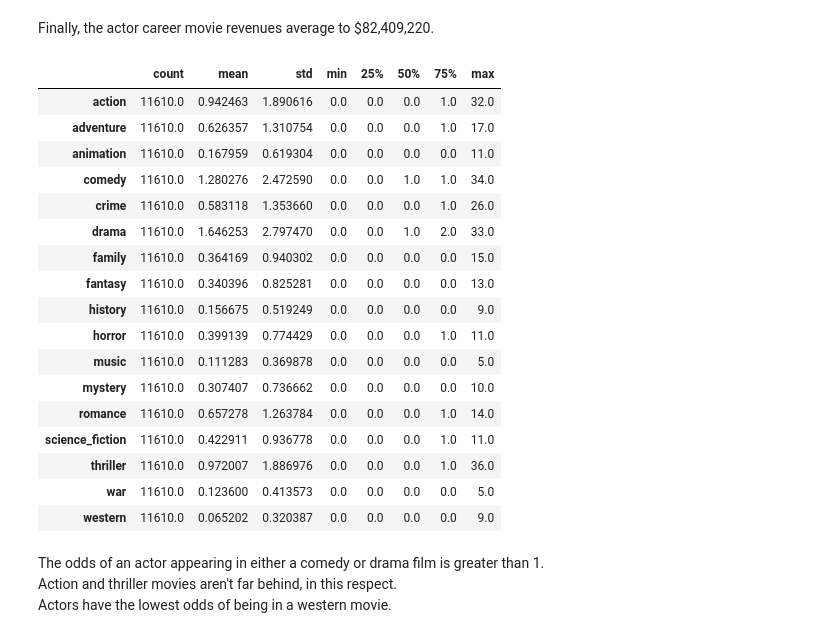
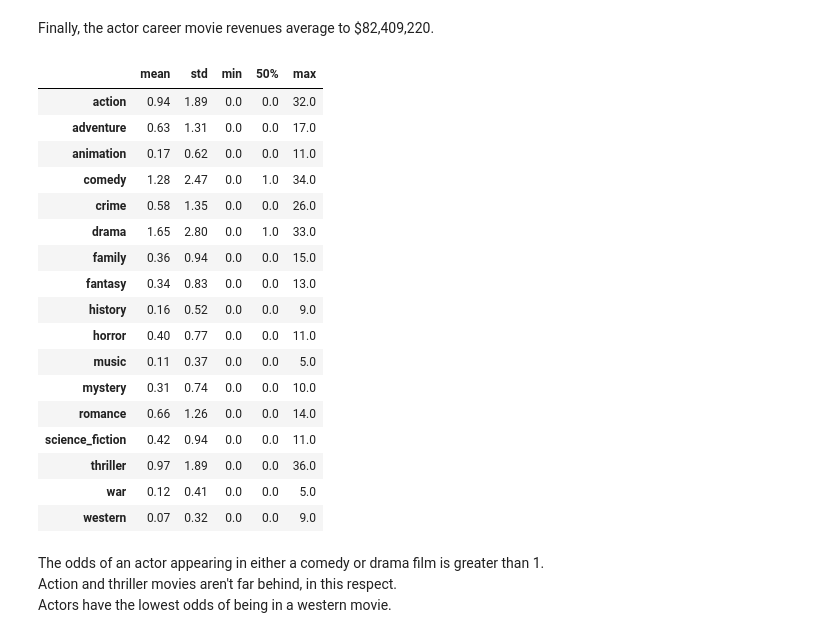
Before and after one commit to christianspybrook/movie_actor_tree_ensembles, a Jupyter notebook: statistical_analysis/capstone2_statistical_analysis_optimized target.ipynb, the cells around one changed output. Cells and saved outputs as stored; diff of their text form; code cells hidden in the pictures.

```diff
--- a/statistical_analysis/capstone2_statistical_analysis_optimized target.ipynb
+++ b/statistical_analysis/capstone2_statistical_analysis_optimized target.ipynb
@@ -102,26 +104,28 @@ Although the movies go back as far as 1913, the average release year is 1996.
 Finally, the actor career movie revenues average to $82,409,220.
 # %%
 # observe genre statistics
-df[genre_lst].describe().transpose()
+df[genre_lst].describe(
+    percentiles=[0.5]).drop('count').T.apply(
+    lambda x: np.round(x, decimals=2))
 # %% [output]
-|  | count | mean | std | min | 25% | 50% | 75% | max |
-| action | 11610.0 | 0.942463 | 1.890616 | 0.0 | 0.0 | 0.0 | 1.0 | 32.0 |
-| adventure | 11610.0 | 0.626357 | 1.310754 | 0.0 | 0.0 | 0.0 | 1.0 | 17.0 |
-| animation | 11610.0 | 0.167959 | 0.619304 | 0.0 | 0.0 | 0.0 | 0.0 | 11.0 |
-| comedy | 11610.0 | 1.280276 | 2.472590 | 0.0 | 0.0 | 1.0 | 1.0 | 34.0 |
-| crime | 11610.0 | 0.583118 | 1.353660 | 0.0 | 0.0 | 0.0 | 1.0 | 26.0 |
-| drama | 11610.0 | 1.646253 | 2.797470 | 0.0 | 0.0 | 1.0 | 2.0 | 33.0 |
-| family | 11610.0 | 0.364169 | 0.940302 | 0.0 | 0.0 | 0.0 | 0.0 | 15.0 |
-| fantasy | 11610.0 | 0.340396 | 0.825281 | 0.0 | 0.0 | 0.0 | 0.0 | 13.0 |
-| history | 11610.0 | 0.156675 | 0.519249 | 0.0 | 0.0 | 0.0 | 0.0 | 9.0 |
-| horror | 11610.0 | 0.399139 | 0.774429 | 0.0 | 0.0 | 0.0 | 1.0 | 11.0 |
-| music | 11610.0 | 0.111283 | 0.369878 | 0.0 | 0.0 | 0.0 | 0.0 | 5.0 |
-| mystery | 11610.0 | 0.307407 | 0.736662 | 0.0 | 0.0 | 0.0 | 0.0 | 10.0 |
-| romance | 11610.0 | 0.657278 | 1.263784 | 0.0 | 0.0 | 0.0 | 1.0 | 14.0 |
-| science_fiction | 11610.0 | 0.422911 | 0.936778 | 0.0 | 0.0 | 0.0 | 1.0 | 11.0 |
-| thriller | 11610.0 | 0.972007 | 1.886976 | 0.0 | 0.0 | 0.0 | 1.0 | 36.0 |
-| war | 11610.0 | 0.123600 | 0.413573 | 0.0 | 0.0 | 0.0 | 0.0 | 5.0 |
-| western | 11610.0 | 0.065202 | 0.320387 | 0.0 | 0.0 | 0.0 | 0.0 | 9.0 |
+|  | mean | std | min | 50% | max |
+| action | 0.94 | 1.89 | 0.0 | 0.0 | 32.0 |
+| adventure | 0.63 | 1.31 | 0.0 | 0.0 | 17.0 |
+| animation | 0.17 | 0.62 | 0.0 | 0.0 | 11.0 |
+| comedy | 1.28 | 2.47 | 0.0 | 1.0 | 34.0 |
+| crime | 0.58 | 1.35 | 0.0 | 0.0 | 26.0 |
+| drama | 1.65 | 2.80 | 0.0 | 1.0 | 33.0 |
+| family | 0.36 | 0.94 | 0.0 | 0.0 | 15.0 |
+| fantasy | 0.34 | 0.83 | 0.0 | 0.0 | 13.0 |
+| history | 0.16 | 0.52 | 0.0 | 0.0 | 9.0 |
+| horror | 0.40 | 0.77 | 0.0 | 0.0 | 11.0 |
+| music | 0.11 | 0.37 | 0.0 | 0.0 | 5.0 |
+| mystery | 0.31 | 0.74 | 0.0 | 0.0 | 10.0 |
+| romance | 0.66 | 1.26 | 0.0 | 0.0 | 14.0 |
+| science_fiction | 0.42 | 0.94 | 0.0 | 0.0 | 11.0 |
+| thriller | 0.97 | 1.89 | 0.0 | 0.0 | 36.0 |
+| war | 0.12 | 0.41 | 0.0 | 0.0 | 5.0 |
+| western | 0.07 | 0.32 | 0.0 | 0.0 | 9.0 |
 # %% [markdown]
 The odds of an actor appearing in either a comedy or drama film is greater than 1.<br>
 Action and thriller movies aren't far behind, in this respect.<br>
```
Also changed, not shown: parts of 46 cells of this notebook.
